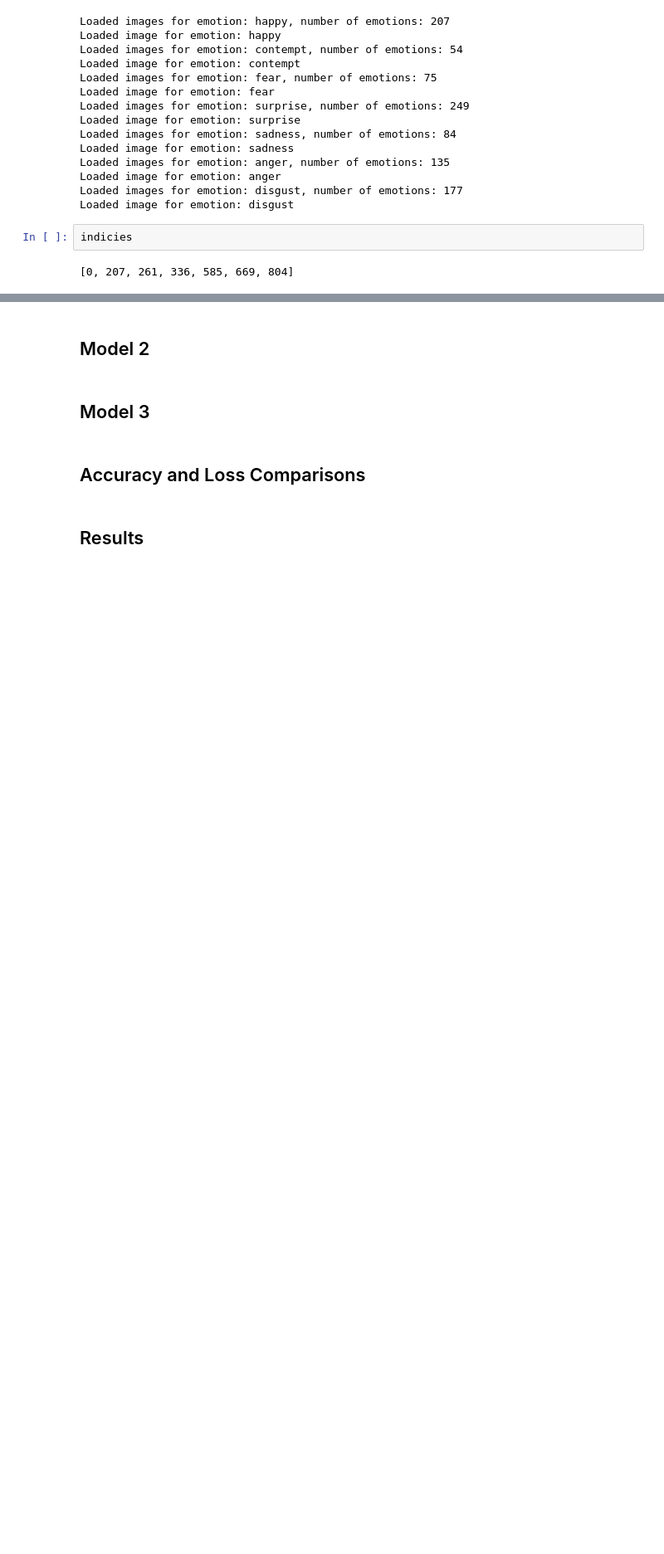
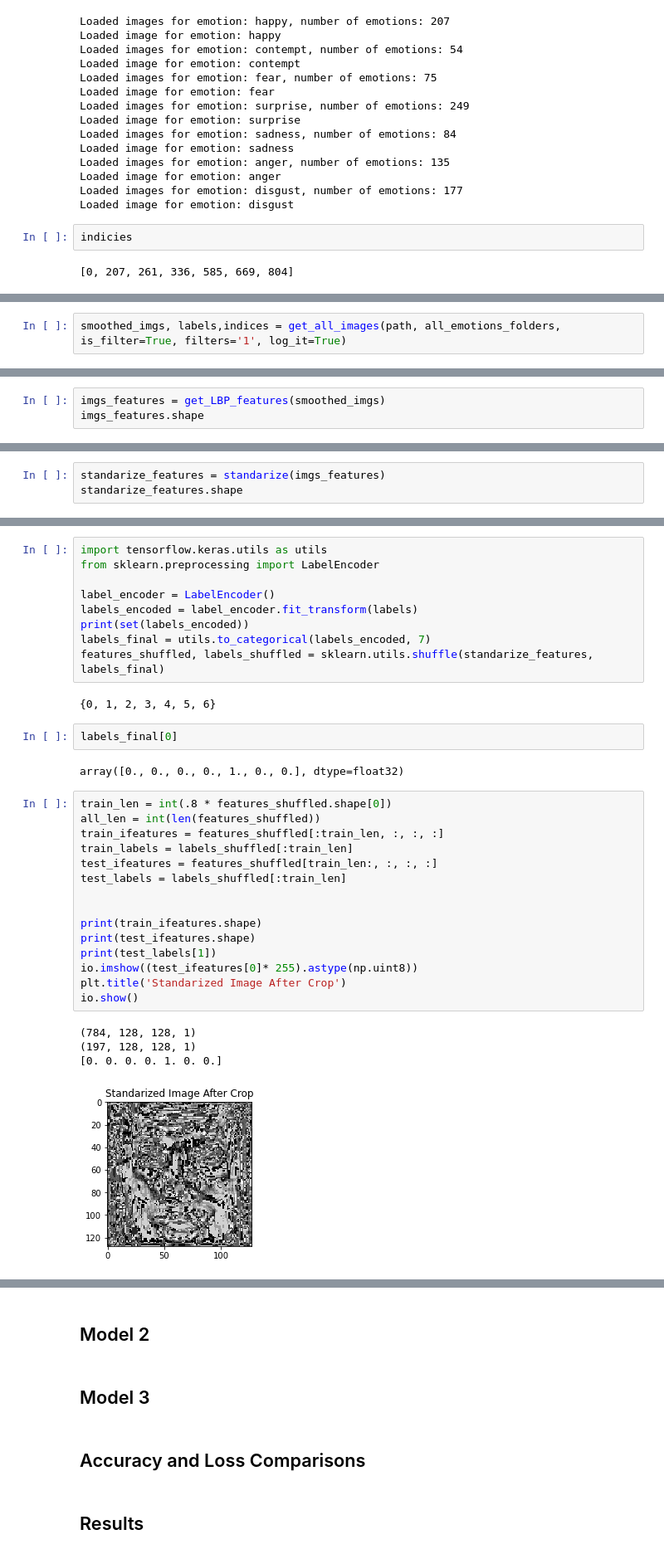
Before and after one commit to fatimaalsaadeh/Facial-Expression-Recognition-CV, a Jupyter notebook: CV_Notebook.ipynb, the cells around one changed output, grey strips where cells are left out. Shown at 83% size. Cells and saved outputs as stored; diff of their text form; blank space fills up the shorter version.

```diff
--- a/CV_Notebook.ipynb
+++ b/CV_Notebook.ipynb
@@ -239,0 +271,2 @@ All images data Shape
+# %%
+smoothed_imgs, labels,indices = get_all_images(path, all_emotions_folders, is_filter=True, filters='1', log_it=True)
@@ -239,0 +290,3 @@ All images data Shape
+# %%
+imgs_features = get_LBP_features(smoothed_imgs)
+imgs_features.shape
@@ -239,0 +297,3 @@ All images data Shape
+# %%
+standarize_features = standarize(imgs_features)
+standarize_features.shape
@@ -239,0 +304,35 @@ All images data Shape
+# %%
+import tensorflow.keras.utils as utils
+from sklearn.preprocessing import LabelEncoder
+
+label_encoder = LabelEncoder()
+labels_encoded = label_encoder.fit_transform(labels)
+print(set(labels_encoded))
+labels_final = utils.to_categorical(labels_encoded, 7)
+features_shuffled, labels_shuffled = sklearn.utils.shuffle(standarize_features, labels_final)
+# %% [output]
+{0, 1, 2, 3, 4, 5, 6}
+# %%
+labels_final[0]
+# %% [output]
+array([0., 0., 0., 0., 1., 0., 0.], dtype=float32)
+# %%
+train_len = int(.8 * features_shuffled.shape[0])
+all_len = int(len(features_shuffled))
+train_ifeatures = features_shuffled[:train_len, :, :, :]
+train_labels = labels_shuffled[:train_len]
+test_ifeatures = features_shuffled[train_len:, :, :, :]
+test_labels = labels_shuffled[:train_len]
+
+
+print(train_ifeatures.shape)
+print(test_ifeatures.shape)
+print(test_labels[1])
+io.imshow((test_ifeatures[0]* 255).astype(np.uint8))
+plt.title('Standarized Image After Crop')
+io.show()
+# %% [output]
+(784, 128, 128, 1)
+(197, 128, 128, 1)
+[0. 0. 0. 0. 1. 0. 0.]
+[figure, added]
```
Also changed, not shown: parts of 23 cells of this notebook.
